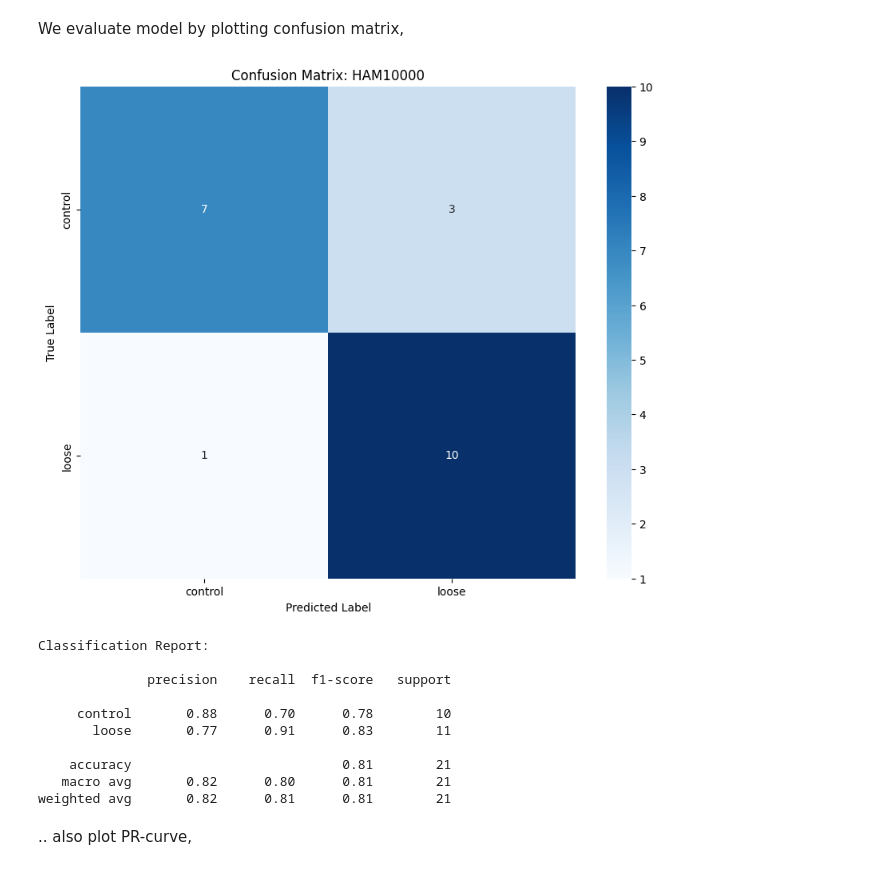
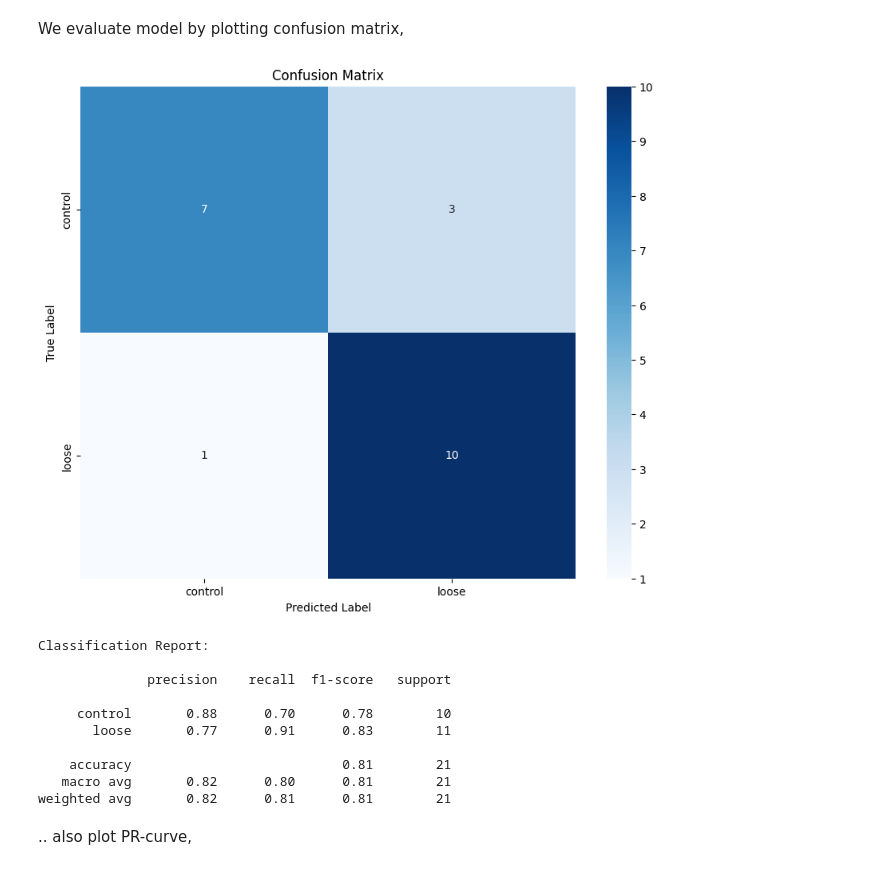
Before and after one commit to nearlyphd/femoral-head-flattening-hybrid-vit-cnn, a Jupyter notebook: notebooks/parallel-vit-cnn-hybrid-loose-hips-mura-pretrained.ipynb, the cells around one changed output. Saved outputs shown, nothing was run; the diff lists cells and outputs as text; code cells hidden in the pictures.

```diff
--- a/notebooks/parallel-vit-cnn-hybrid-loose-hips-mura-pretrained.ipynb
+++ b/notebooks/parallel-vit-cnn-hybrid-loose-hips-mura-pretrained.ipynb
@@ -517,35 +517,35 @@ def plot_confusion_matrix(model, loader, device, class_names):
 
             # Conformer dual-output handling: average the branches for prediction
             out_cnn, out_trans = model(images)
             outputs = (out_cnn + out_trans) / 2
 
             _, preds = torch.max(outputs, 1)
 
             all_preds.extend(preds.cpu().numpy())
             all_labels.extend(labels.cpu().numpy())
 
     # Calculate the matrix
     cm = confusion_matrix(all_labels, all_preds)
 
     # Plotting
     plt.figure(figsize=(10, 8))
     sns.heatmap(cm, annot=True, fmt='d', cmap='Blues',
                 xticklabels=class_names, yticklabels=class_names)
     plt.xlabel('Predicted Label')
     plt.ylabel('True Label')
-    plt.title('Confusion Matrix: HAM10000')
+    plt.title('Confusion Matrix')
     plt.show()
 
     # Also print the detailed F1-score/Recall report
     print("\nClassification Report:\n")
     print(classification_report(all_labels, all_preds, target_names=class_names))
 
 # Usage:
 # Get names from the encoder we defined in the Manager class
 class_names = manager.encoder.classes_
 plot_confusion_matrix(model, test_loader, DEVICE, class_names)
 # %% [output]
-[figure, old version]
+[figure, new version]
 Classification Report:
 
               precision    recall  f1-score   support
```
Also changed, not shown: parts of 5 cells of this notebook, 1 other file.
